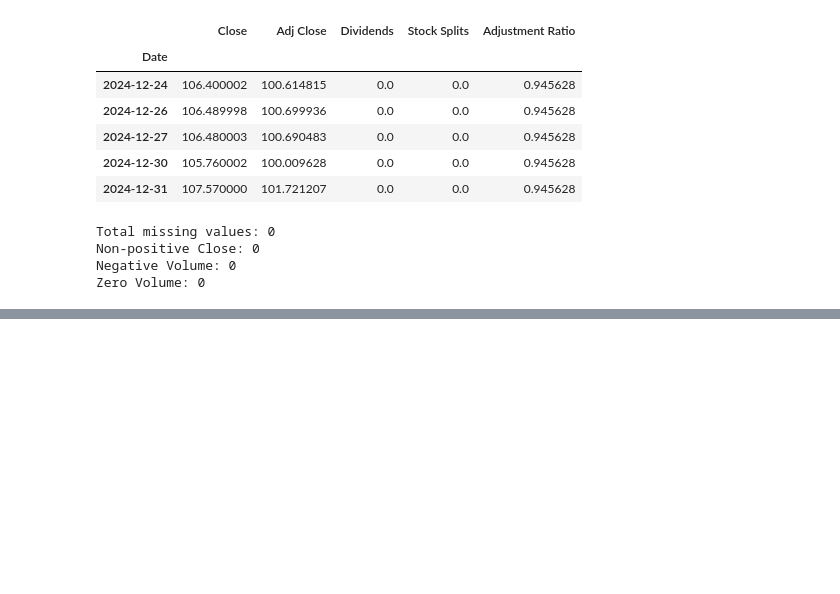
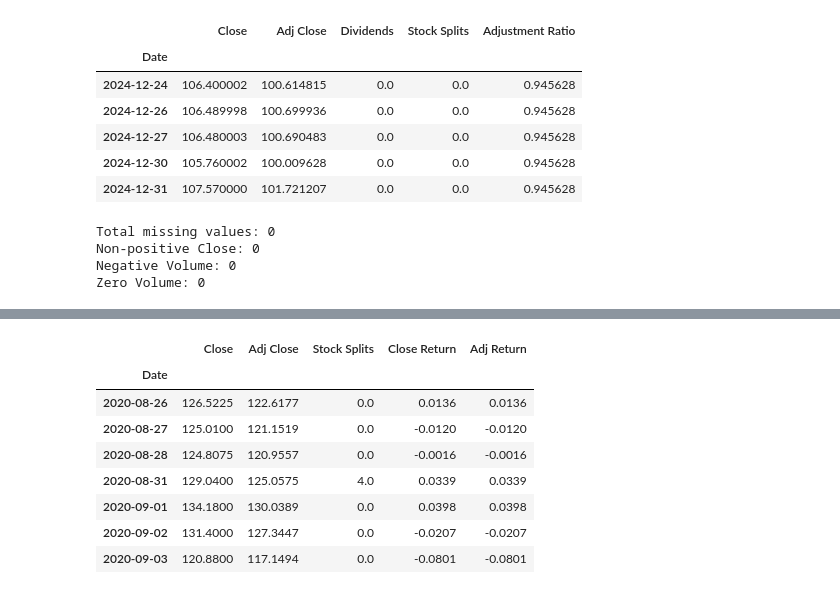
Before and after one commit to XiaoyuZou0915/equity-alpha-research, a Jupyter notebook: notebooks/01_data_exploration.ipynb, the cells around one changed output, grey strips where cells are left out. Saved outputs shown, nothing was run; the diff lists cells and outputs as text; code cells hidden in the pictures; blank space fills up the shorter version.

Commit message:
Complete Week 1 Day 3 corporate actions and data audit

```diff
--- a/notebooks/01_data_exploration.ipynb
+++ b/notebooks/01_data_exploration.ipynb
@@ -188,0 +248,29 @@ Zero Volume: 0
+# %%
+# Day 3 — Step 2.1: AAPL stock split analysis
+
+ticker = "AAPL"
+
+aapl = pd.DataFrame({
+    "Close": prices["Close"][ticker],
+    "Adj Close": prices["Adj Close"][ticker],
+    "Stock Splits": prices["Stock Splits"][ticker]
+})
+
+# Calculate daily returns
+aapl["Close Return"] = aapl["Close"].pct_change()
+aapl["Adj Return"] = aapl["Adj Close"].pct_change()
+
+# Inspect the period around the split
+split_window = aapl.loc["2020-08-26":"2020-09-03"]
+
+display(split_window.round(4))
+# %% [output]
+|  | Close | Adj Close | Stock Splits | Close Return | Adj Return |
+| Date |  |  |  |  |  |
+| 2020-08-26 | 126.5225 | 122.6177 | 0.0 | 0.0136 | 0.0136 |
+| 2020-08-27 | 125.0100 | 121.1519 | 0.0 | -0.0120 | -0.0120 |
+| 2020-08-28 | 124.8075 | 120.9557 | 0.0 | -0.0016 | -0.0016 |
+| 2020-08-31 | 129.0400 | 125.0575 | 4.0 | 0.0339 | 0.0339 |
+| 2020-09-01 | 134.1800 | 130.0389 | 0.0 | 0.0398 | 0.0398 |
+| 2020-09-02 | 131.4000 | 127.3447 | 0.0 | -0.0207 | -0.0207 |
+| 2020-09-03 | 120.8800 | 117.1494 | 0.0 | -0.0801 | -0.0801 |
```
Also changed, not shown: parts of 4 cells of this notebook, 3 other files.
